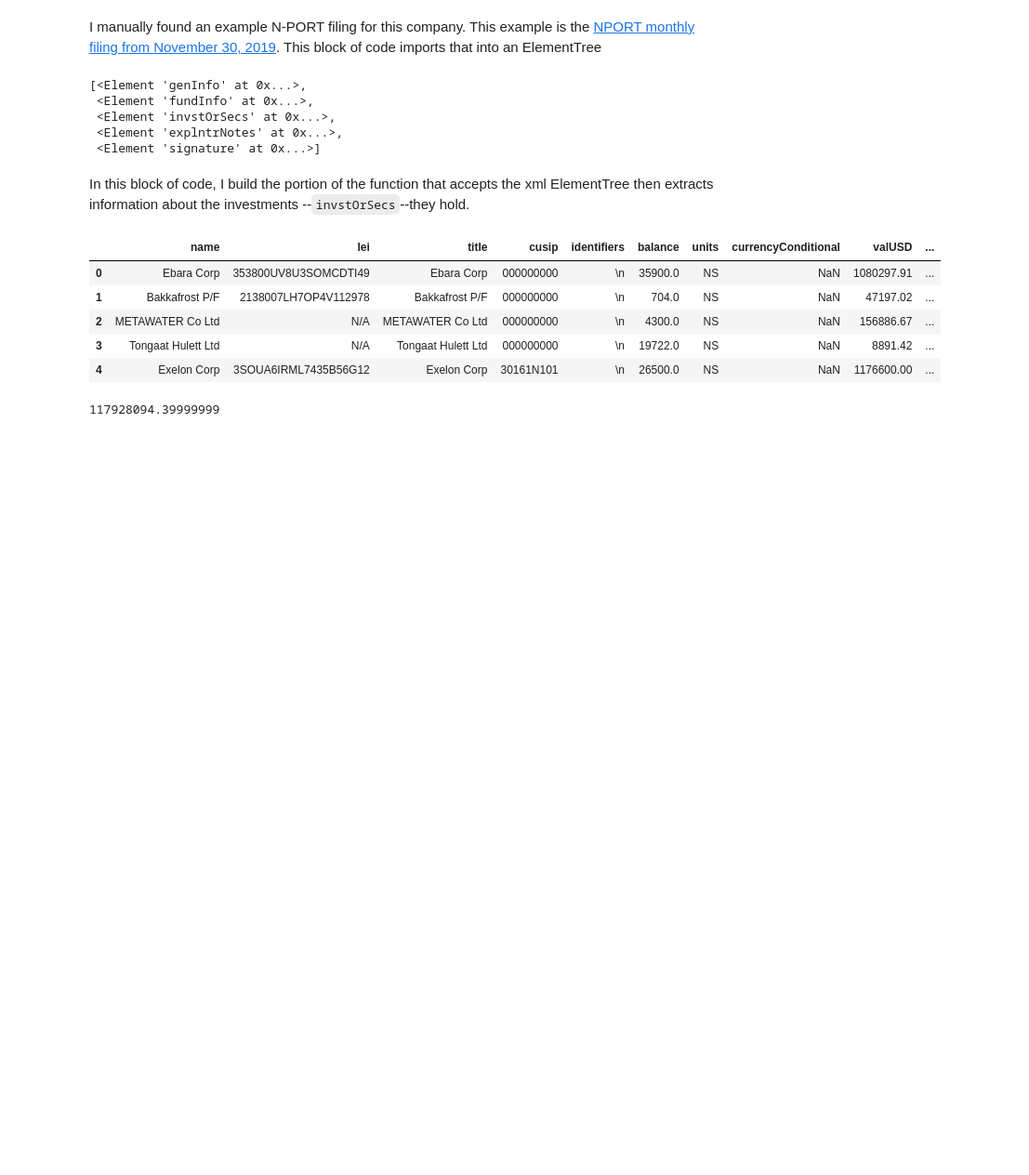
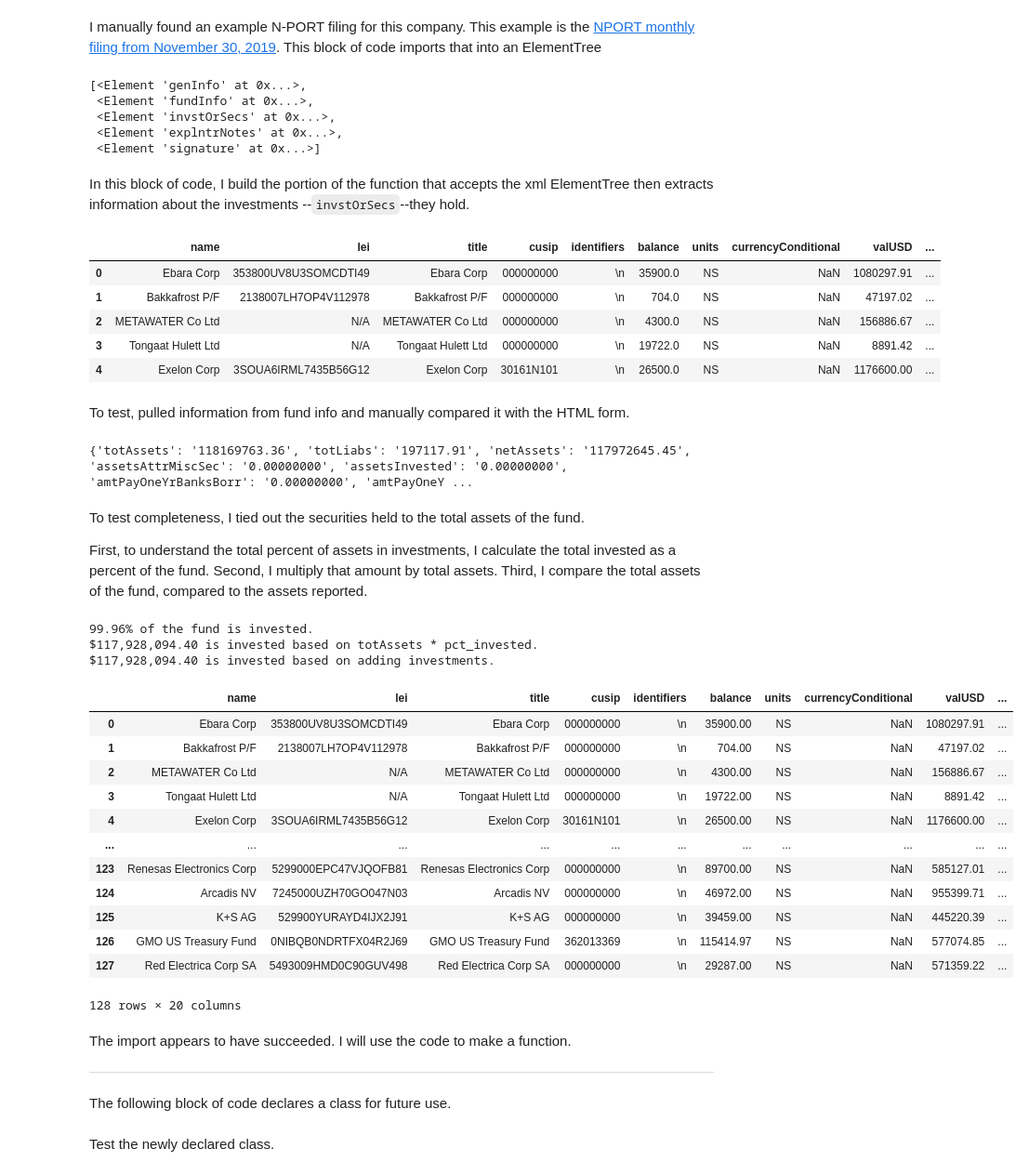
Before and after one commit to Polkaguy/SEC-NPORT-scrape, a Jupyter notebook: 02-NPORT function.ipynb, the cells around one changed output. Shown at 93% size. Drawn from its saved outputs; the diff is of its cells as text; code cells hidden in the pictures; blank space fills up the shorter version.

```diff
--- a/02-NPORT function.ipynb
+++ b/02-NPORT function.ipynb
@@ -65,7 +65,53 @@ res.head()
 | 2 | METAWATER Co Ltd | N/A | METAWATER Co Ltd | 000000000 | \n | 4300.0 | NS | NaN | 156886.67 | ... |
 | 3 | Tongaat Hulett Ltd | N/A | Tongaat Hulett Ltd | 000000000 | \n | 19722.0 | NS | NaN | 8891.42 | ... |
 | 4 | Exelon Corp | 3SOUA6IRML7435B56G12 | Exelon Corp | 30161N101 | \n | 26500.0 | NS | NaN | 1176600.00 | ... |
+# %% [markdown]
+To test, pulled information from fund info and manually compared it with the HTML form.
+# %%
+fund_info = {}
+for e in list(xml.find('formData').find('fundInfo')):
+    fund_info[e.tag] = e.text
+
+print(fund_info)
+# %% [output]
+{'totAssets': '118169763.36', 'totLiabs': '197117.91', 'netAssets': '117972645.45', 'assetsAttrMiscSec': '0.00000000', 'assetsInvested': '0.00000000', 'amtPayOneYrBanksBorr': '0.00000000', 'amtPayOneY ...
+# %% [markdown]
+To test completeness, I tied out the securities held to the total assets of the fund.
+
+First, to understand the total percent of assets in investments, I calculate the total invested as a percent of the fund.
+Second, I multiply that amount by total assets.
+Third, I compare the total assets of the fund, compared to the assets reported.
+# %%
+pct_invested = res['pctVal'].sum()/100
+print('{:.2%} of the fund is invested.'.format(pct_invested))
+
+total_invested = float(fund_info['netAssets']) * pct_invested
+print('${:,.2f} is invested based on netAssets * pct_invested.'.format(total_invested))
+
+print('${:,.2f} is invested based on adding investments.'.format(res['valUSD'].sum()))
+# %% [output]
+99.96% of the fund is invested.
+$117,928,094.40 is invested based on totAssets * pct_invested.
+$117,928,094.40 is invested based on adding investments.
 # %%
-res['valUSD'].sum()
+res
 # %% [output]
+|  | name | lei | title | cusip | identifiers | balance | units | currencyConditional | valUSD | ... |
+| 0 | Ebara Corp | 353800UV8U3SOMCDTI49 | Ebara Corp | 000000000 | \n | 35900.00 | NS | NaN | 1080297.91 | ... |
+| 1 | Bakkafrost P/F | 2138007LH7OP4V112978 | Bakkafrost P/F | 000000000 | \n | 704.00 | NS | NaN | 47197.02 | ... |
+| 2 | METAWATER Co Ltd | N/A | METAWATER Co Ltd | 000000000 | \n | 4300.00 | NS | NaN | 156886.67 | ... |
+| 3 | Tongaat Hulett Ltd | N/A | Tongaat Hulett Ltd | 000000000 | \n | 19722.00 | NS | NaN | 8891.42 | ... |
+| 4 | Exelon Corp | 3SOUA6IRML7435B56G12 | Exelon Corp | 30161N101 | \n | 26500.00 | NS | NaN | 1176600.00 | ... |
+| ... | ... | ... | ... | ... | ... | ... | ... | ... | ... | ... |
+| 123 | Renesas Electronics Corp | 5299000EPC47VJQOFB81 | Renesas Electronics Corp | 000000000 | \n | 89700.00 | NS | NaN | 585127.01 | ... |
+| 124 | Arcadis NV | 7245000UZH70GO047N03 | Arcadis NV | 000000000 | \n | 46972.00 | NS | NaN | 955399.71 | ... |
+| 125 | K+S AG | 529900YURAYD4IJX2J91 | K+S AG | 000000000 | \n | 39459.00 | NS | NaN | 445220.39 | ... |
+| 126 | GMO US Treasury Fund | 0NIBQB0NDRTFX04R2J69 | GMO US Treasury Fund | 362013369 | \n | 115414.97 | NS | NaN | 577074.85 | ... |
+| 127 | Red Electrica Corp SA | 5493009HMD0C90GUV498 | Red Electrica Corp SA | 000000000 | \n | 29287.00 | NS | NaN | 571359.22 | ... |
-117928094.39999999
+128 rows × 20 columns
+# %% [markdown]
+The import appears to have succeeded. I will use the code to make a function.
+
+<hr>
+
+The following block of code declares a class for future use.
@@ -71,0 +153,2 @@ res['valUSD'].sum()
+# %% [markdown]
+Test the newly declared class.
```
Also changed, not shown: parts of 3 cells of this notebook.
